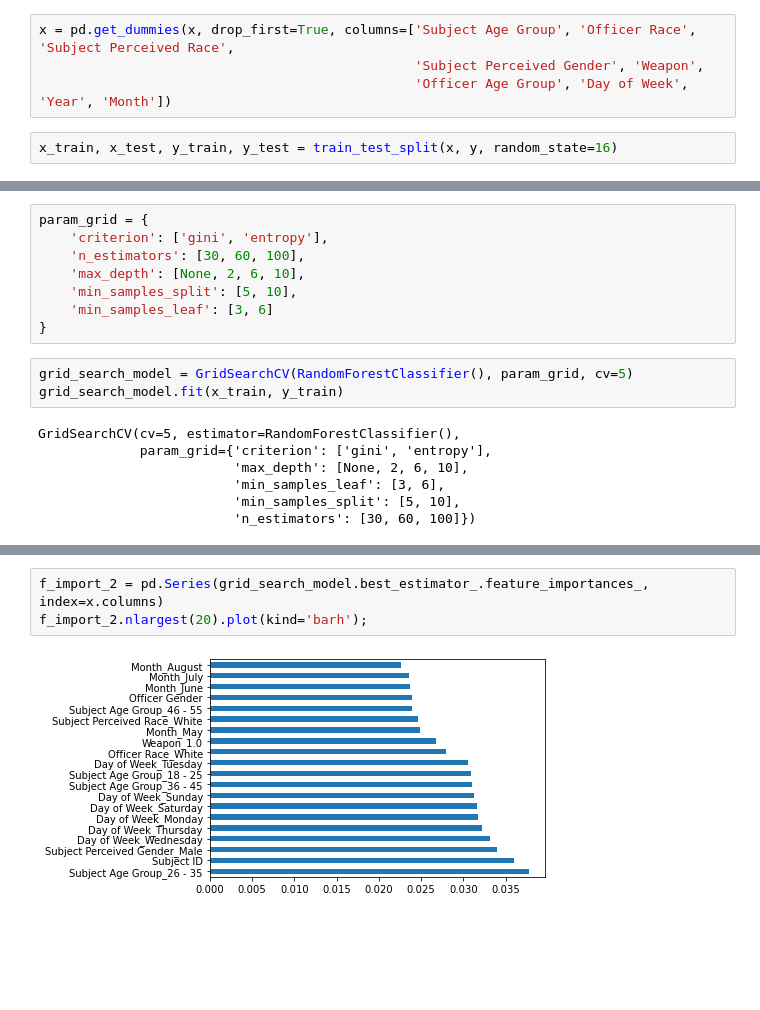
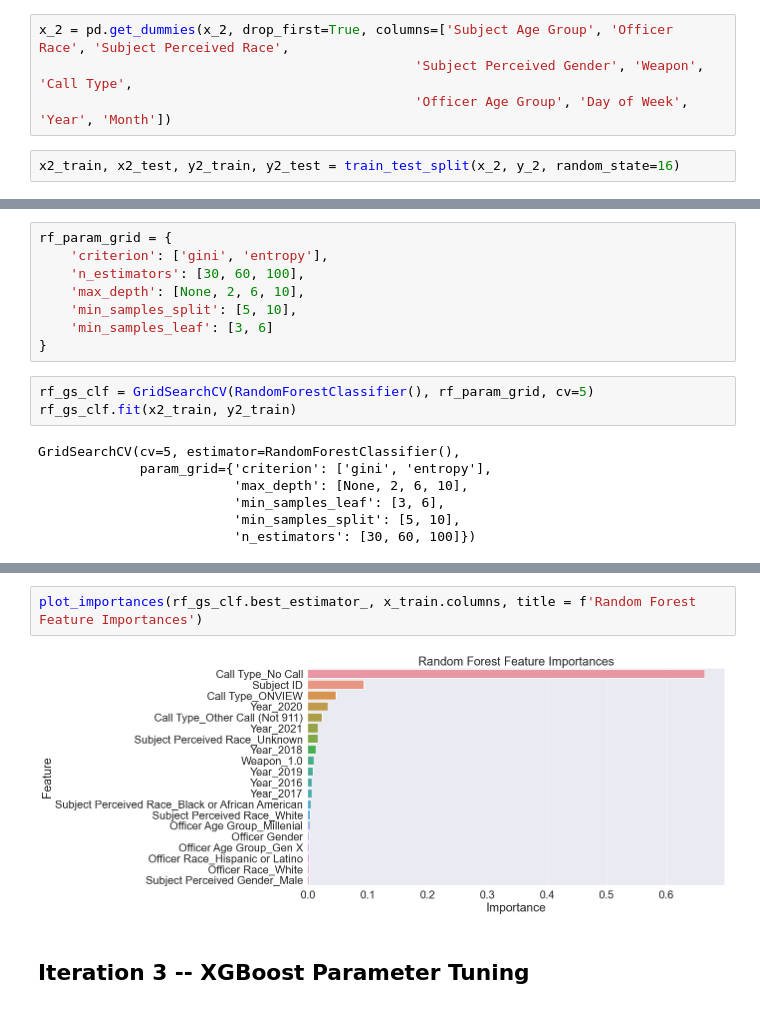
Before and after one commit to zelda4669/seattle-terry-stops, a Jupyter notebook: Models.ipynb, the cells around one changed output, grey strips where cells are left out. Saved outputs shown, nothing was run; the diff lists cells and outputs as text; blank space fills up the shorter version.

```diff
--- a/Models.ipynb
+++ b/Models.ipynb
@@ -25,7 +130,7 @@ x=df.drop(columns=['Stop Resolution'])
 # %%
-x = pd.get_dummies(x, drop_first=True, columns=['Subject Age Group', 'Officer Race', 'Subject Perceived Race',
-                                                'Subject Perceived Gender', 'Weapon',
+x_2 = pd.get_dummies(x_2, drop_first=True, columns=['Subject Age Group', 'Officer Race', 'Subject Perceived Race',
+                                                'Subject Perceived Gender', 'Weapon', 'Call Type',
                                                 'Officer Age Group', 'Day of Week', 'Year', 'Month'])
 # %%
-x_train, x_test, y_train, y_test = train_test_split(x, y, random_state=16)
+x2_train, x2_test, y2_train, y2_test = train_test_split(x_2, y_2, random_state=16)
 # %%
@@ -121,5 +220,5 @@ f_import.nlargest(20).plot(kind='barh');
 # %%
-param_grid = {
+rf_param_grid = {
     'criterion': ['gini', 'entropy'],
     'n_estimators': [30, 60, 100],
     'max_depth': [None, 2, 6, 10],
@@ -127,8 +226,8 @@ param_grid = {
     'min_samples_leaf': [3, 6]
 }
 # %%
-grid_search_model = GridSearchCV(RandomForestClassifier(), param_grid, cv=5)
-grid_search_model.fit(x_train, y_train)
+rf_gs_clf = GridSearchCV(RandomForestClassifier(), rf_param_grid, cv=5)
+rf_gs_clf.fit(x2_train, y2_train)
 # %% [output]
 GridSearchCV(cv=5, estimator=RandomForestClassifier(),
              param_grid={'criterion': ['gini', 'entropy'],
@@ -166,5 +253,6 @@ The model's F1 score is 41.83%.
 # %%
-f_import_2 = pd.Series(grid_search_model.best_estimator_.feature_importances_, index=x.columns)
-f_import_2.nlargest(20).plot(kind='barh');
+plot_importances(rf_gs_clf.best_estimator_, x_train.columns, title = f'Random Forest Feature Importances')
 # %% [output]
-[figure, old version]
+[figure, new version]
+# %% [markdown]
+## Iteration 3 -- XGBoost Parameter Tuning
```
Also changed, not shown: parts of 21 cells of this notebook, 7 other files.
